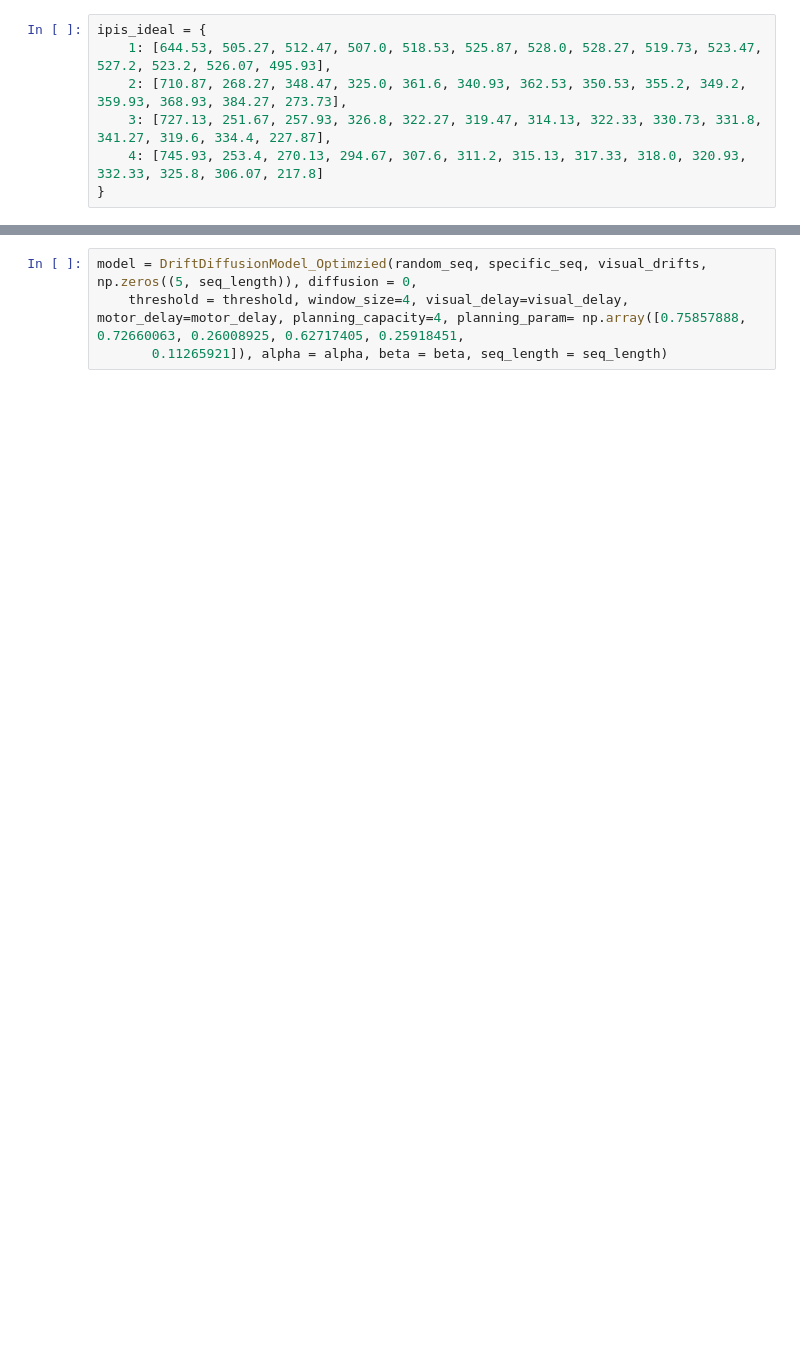
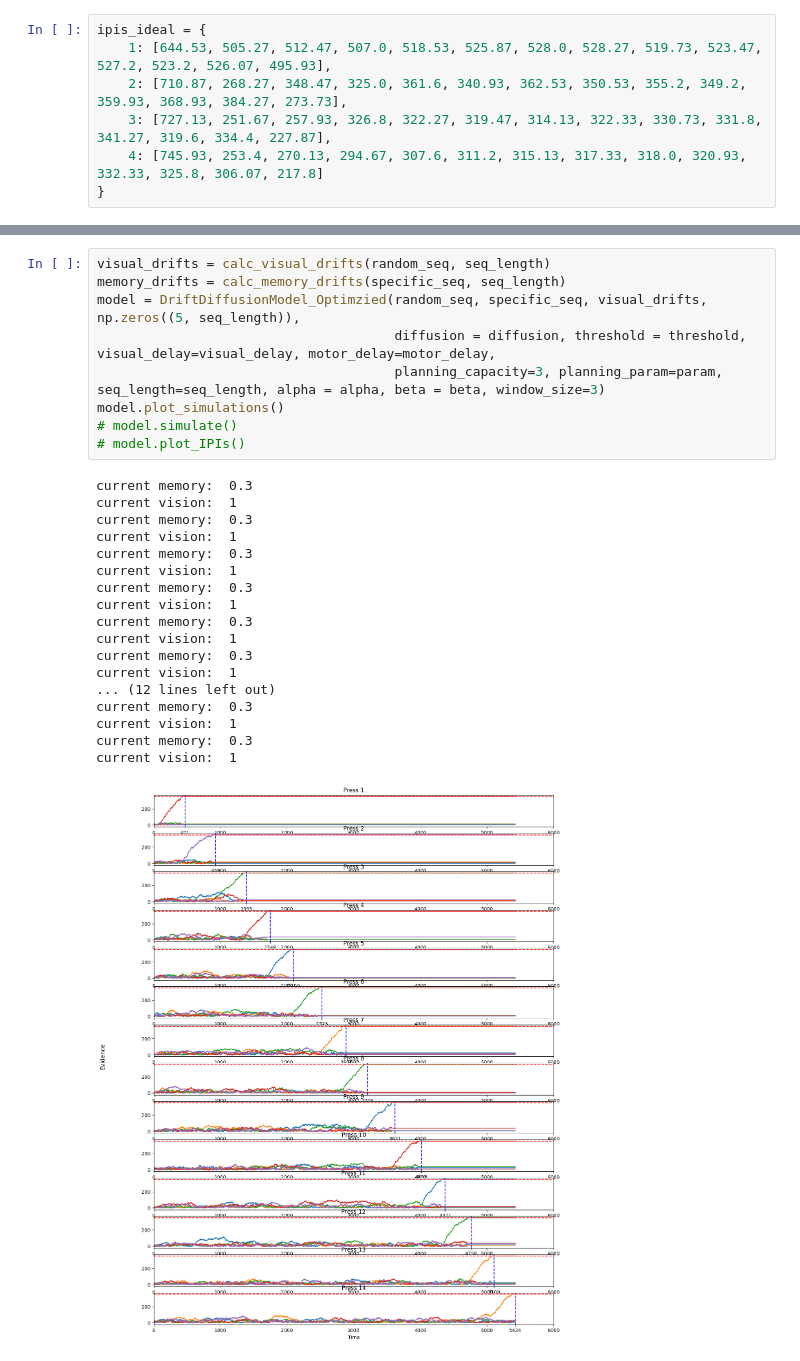
Before and after one commit to manazerzadeh/Sequential-HorseRace, a Jupyter notebook: model_seq_inhibition_fixed_capacity_fit.ipynb, the cells around one changed output, grey strips where cells are left out. Saved outputs shown, nothing was run; the diff lists cells and outputs as text; blank space fills up the shorter version.

```diff
--- a/model_seq_inhibition_fixed_capacity_fit.ipynb
+++ b/model_seq_inhibition_fixed_capacity_fit.ipynb
@@ -597,4 +564,28 @@ Stopping search: Swarm best position change less than 1e-08
 # %%
-model = DriftDiffusionModel_Optimzied(random_seq, specific_seq, visual_drifts, np.zeros((5, seq_length)), diffusion = 0,
-    threshold = threshold, window_size=4, visual_delay=visual_delay, motor_delay=motor_delay, planning_capacity=4, planning_param= np.array([0.75857888, 0.72660063, 0.26008925, 0.62717405, 0.25918451,
-       0.11265921]), alpha = alpha, beta = beta, seq_length = seq_length)
+visual_drifts = calc_visual_drifts(random_seq, seq_length)
+memory_drifts = calc_memory_drifts(specific_seq, seq_length)
+model = DriftDiffusionModel_Optimzied(random_seq, specific_seq, visual_drifts, np.zeros((5, seq_length)),
+                                      diffusion = diffusion, threshold = threshold, visual_delay=visual_delay, motor_delay=motor_delay,
+                                      planning_capacity=3, planning_param=param, seq_length=seq_length, alpha = alpha, beta = beta, window_size=3)
+model.plot_simulations()
+# model.simulate()
+# model.plot_IPIs()
+# %% [output]
+current memory:  0.3
+current vision:  1
+current memory:  0.3
+current vision:  1
+current memory:  0.3
+current vision:  1
+current memory:  0.3
+current vision:  1
+current memory:  0.3
+current vision:  1
+current memory:  0.3
+current vision:  1
+... (12 lines left out)
+current memory:  0.3
+current vision:  1
+current memory:  0.3
+current vision:  1
+[figure, added]
```
Also changed, not shown: parts of 55 cells of this notebook, 10 other files.
